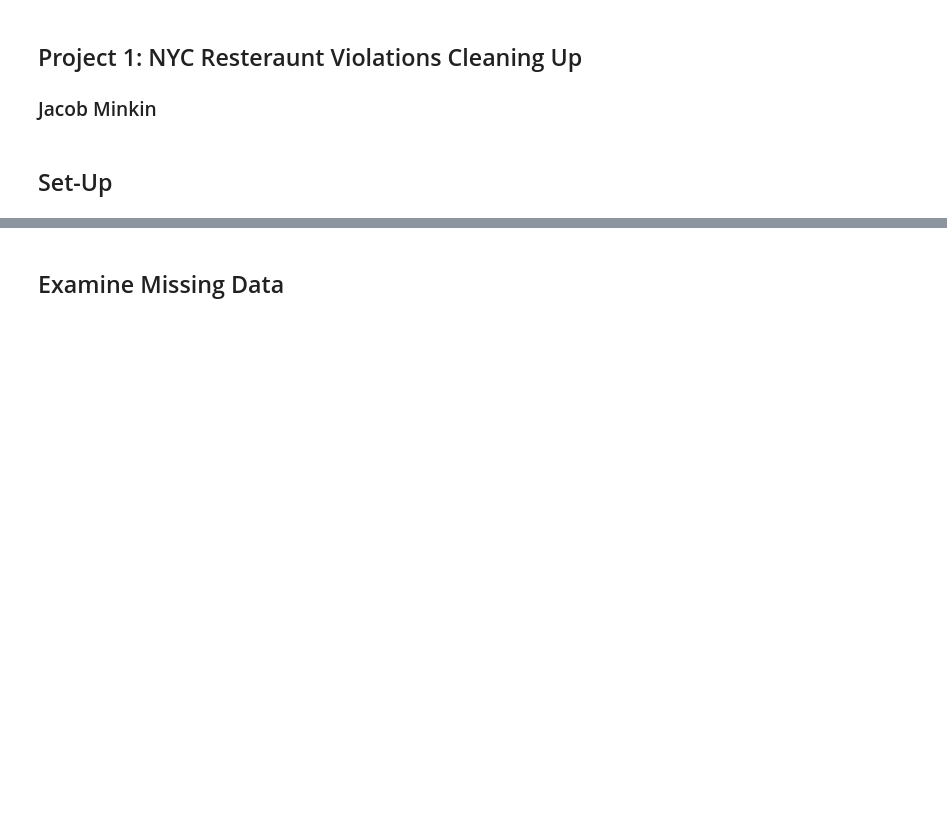
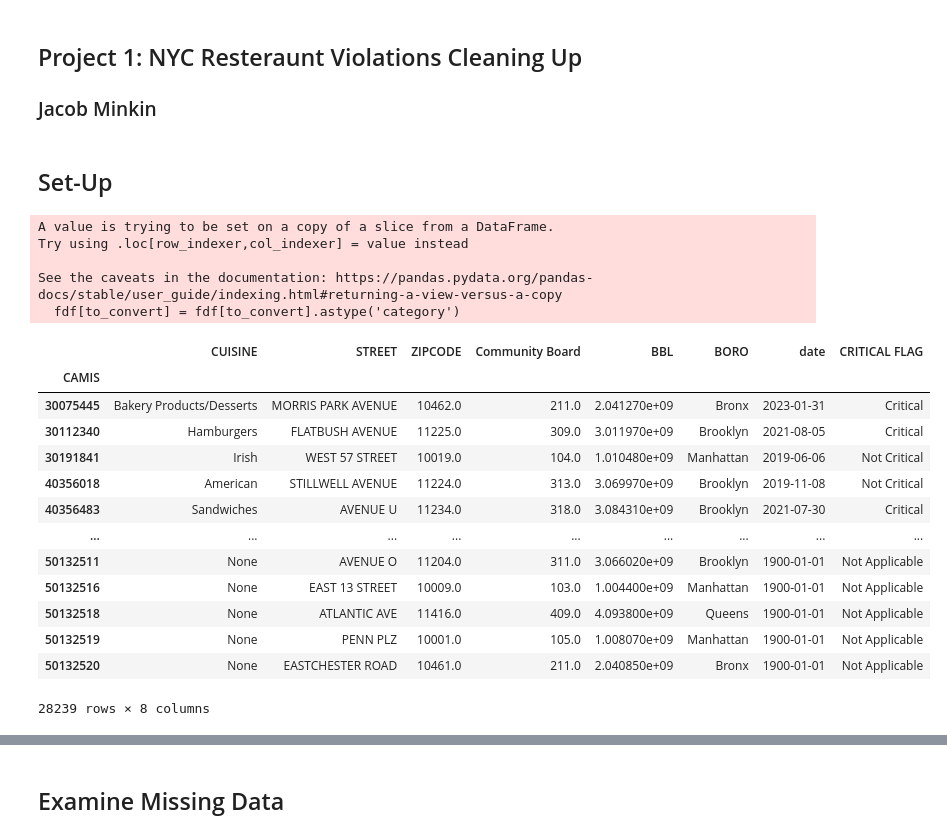
Before and after one commit to JacobMinkin/NYC_Restaurant_Health_Inspection, a Jupyter notebook: Project_1_Violations_cleaningup.ipynb, the cells around one changed output, grey strips where cells are left out. Cells and saved outputs as stored; diff of their text form; code cells hidden in the pictures; blank space fills up the shorter version.

```diff
--- a/Project_1_Violations_cleaningup.ipynb
+++ b/Project_1_Violations_cleaningup.ipynb
@@ -33,10 +33,39 @@ Name_dicts = {}
 for name in Name_list:
     Name_dicts[name] = df.DBA[df.CAMIS == name].unique()
 
-#Drop Columns: most of these are empty cols to beging with
-df = df.drop(['Zip Codes', 'City Council Districts', 'Police Precincts', 'Location Point', 'Community Districts',
-   'Borough Boundaries',  'GRADE DATE', 'PHONE', 'INSPECTION DATE', 'DBA', 'VIOLATION'], axis = 1)
+#Choose variables for final analysis
+finalVariables = ['CAMIS','CUISINE','STREET', 'ZIPCODE', 'Community Board', 'BBL', 'BORO', 'date', 'CRITICAL FLAG']
+fdf = df[finalVariables]
+
+# df = df.drop(['Zip Codes', 'City Council Districts', 'Police Precincts', 'Location Point', 'Community Districts',
+#    'Borough Boundaries',  'GRADE DATE', 'PHONE', 'INSPECTION DATE', 'DBA', 'VIOLATION', 'RECORD DATE'], axis = 1)
 
 # List of CONVERSION to categorical functions.
 to_convert = ['ZIPCODE', 'Community Board']
-df[to_convert] = df[to_convert].astype('category')
+fdf[to_convert] = fdf[to_convert].astype('category')
+# %% [output]
+A value is trying to be set on a copy of a slice from a DataFrame.
+Try using .loc[row_indexer,col_indexer] = value instead
+
+See the caveats in the documentation: https://pandas.pydata.org/pandas-docs/stable/user_guide/indexing.html#returning-a-view-versus-a-copy
+  fdf[to_convert] = fdf[to_convert].astype('category')
+# %%
+Variables = ['CAMIS', 'ZIPCODE', 'Community Board', 'BBL', 'BORO']
+vdf = df[finalVariables]
+# %%
+vdf.groupby(['CAMIS']).first()
+# %% [output]
+|  | CUISINE | STREET | ZIPCODE | Community Board | BBL | BORO | date | CRITICAL FLAG |
+| CAMIS |  |  |  |  |  |  |  |  |
+| 30075445 | Bakery Products/Desserts | MORRIS PARK AVENUE | 10462.0 | 211.0 | 2.041270e+09 | Bronx | 2023-01-31 | Critical |
+| 30112340 | Hamburgers | FLATBUSH AVENUE | 11225.0 | 309.0 | 3.011970e+09 | Brooklyn | 2021-08-05 | Critical |
+| 30191841 | Irish | WEST 57 STREET | 10019.0 | 104.0 | 1.010480e+09 | Manhattan | 2019-06-06 | Not Critical |
+| 40356018 | American | STILLWELL AVENUE | 11224.0 | 313.0 | 3.069970e+09 | Brooklyn | 2019-11-08 | Not Critical |
+| 40356483 | Sandwiches | AVENUE U | 11234.0 | 318.0 | 3.084310e+09 | Brooklyn | 2021-07-30 | Critical |
+| ... | ... | ... | ... | ... | ... | ... | ... | ... |
+| 50132511 | None | AVENUE O | 11204.0 | 311.0 | 3.066020e+09 | Brooklyn | 1900-01-01 | Not Applicable |
+| 50132516 | None | EAST 13 STREET | 10009.0 | 103.0 | 1.004400e+09 | Manhattan | 1900-01-01 | Not Applicable |
+| 50132518 | None | ATLANTIC AVE | 11416.0 | 409.0 | 4.093800e+09 | Queens | 1900-01-01 | Not Applicable |
+| 50132519 | None | PENN PLZ | 10001.0 | 105.0 | 1.008070e+09 | Manhattan | 1900-01-01 | Not Applicable |
+| 50132520 | None | EASTCHESTER ROAD | 10461.0 | 211.0 | 2.040850e+09 | Bronx | 1900-01-01 | Not Applicable |
+28239 rows × 8 columns
```
Also changed, not shown: parts of 1 cell of this notebook, 1 other file.
